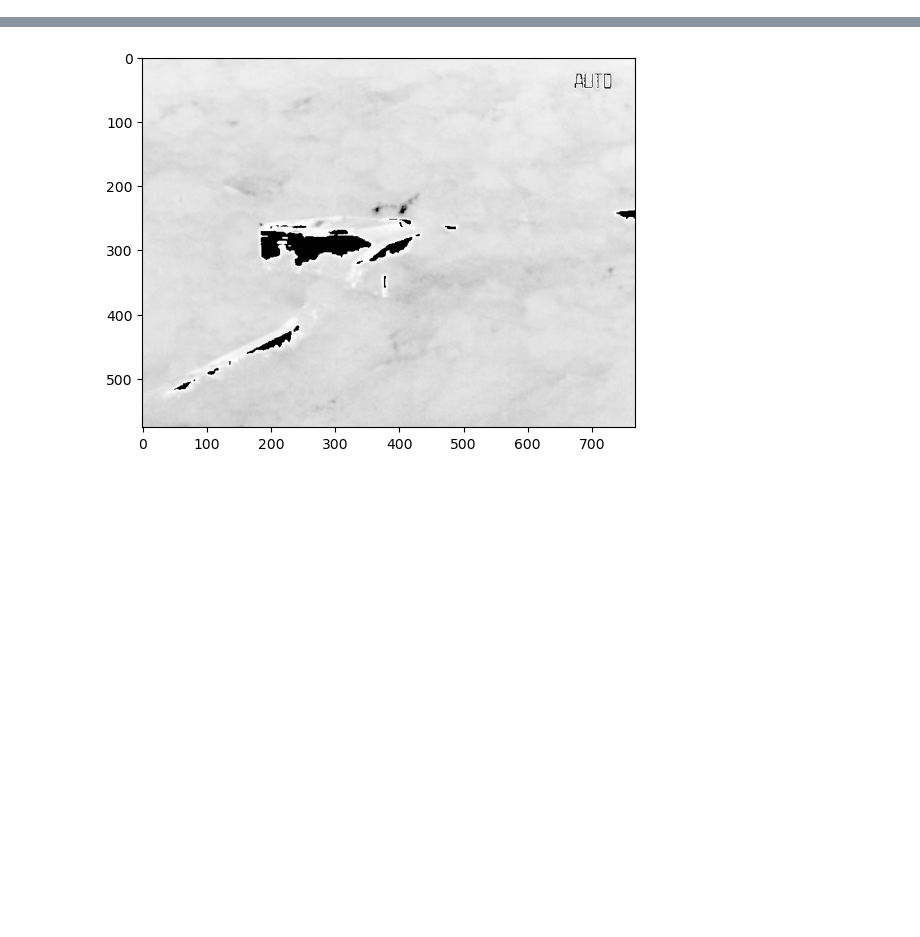
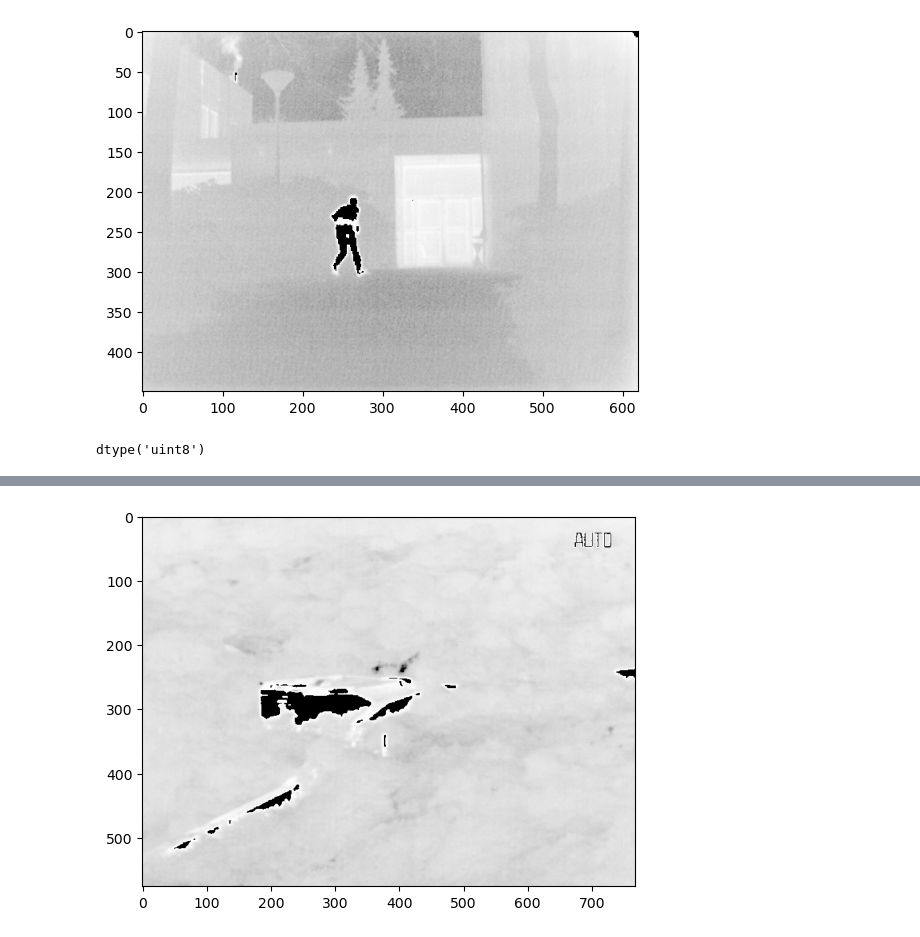
Before and after one commit to Kambakhsh-Eskandari/Final-year-project-original, a Jupyter notebook: mytests.ipynb, the cells around one changed output, grey strips where cells are left out. Cells and saved outputs as stored; diff of their text form; code cells hidden in the pictures; blank space fills up the shorter version.

```diff
--- a/mytests.ipynb
+++ b/mytests.ipynb
@@ -25,0 +56,11 @@ img3_n = normalize_image(img3_log)
+# %%
+plt.imshow(img26_log, cmap='gray')
+plt.show()
+# plt.imshow(img26_log * 255, cmap='gray')
+# plt.show()
+# %% [output]
+[figure, added]
+# %%
+img26_log.dtype
+# %% [output]
+dtype('uint8')
```
Also changed, not shown: parts of 13 cells of this notebook.
